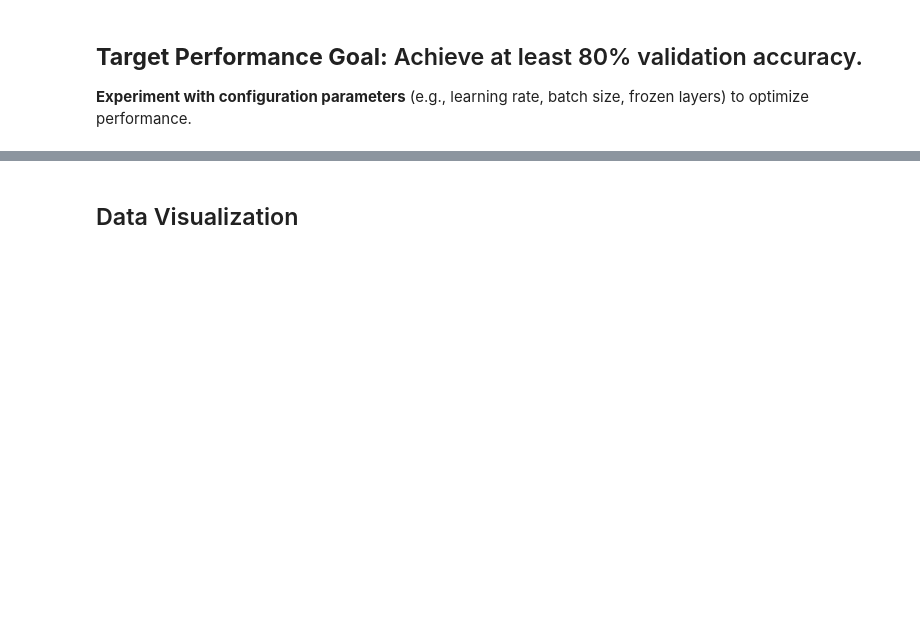
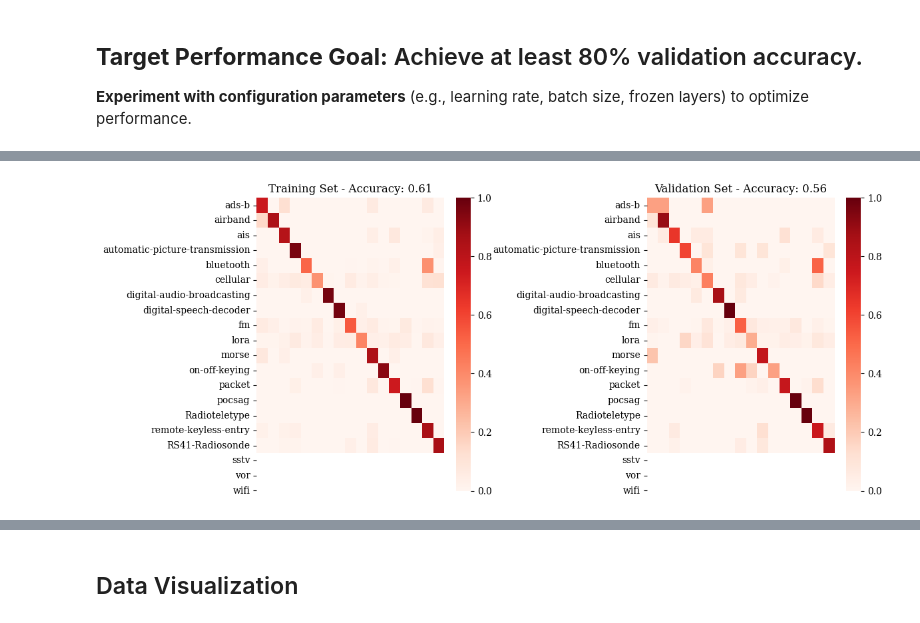
Before and after one commit to levisawatz/511_lab2, a Jupyter notebook: ENDG511_LAB_2_Notebook_LATEST_VERSION.ipynb, the cells around one changed output, grey strips where cells are left out. Cells and saved outputs as stored; diff of their text form; code cells hidden in the pictures; blank space fills up the shorter version.

```diff
--- a/ENDG511_LAB_2_Notebook_LATEST_VERSION.ipynb
+++ b/ENDG511_LAB_2_Notebook_LATEST_VERSION.ipynb
@@ -1640,3 +1763,32 @@ FileNotFoundError: [Errno 2] No such file or directory: 'Figures\\conf_mat_radio
+# %%
+# Normalize confusion matrices by row (i.e., per-class normalization)
+for i in range(len(conf_mat_val)):
+    conf_mat_train[i] /= np.sum(conf_mat_train[i])  # Normalize training confusion matrix
+    conf_mat_val[i] /= np.sum(conf_mat_val[i])  # Normalize val confusion matrix
+
+# -------------------------
+# 📌 Plot Confusion Matrices
+# -------------------------
+fig, axs = plt.subplots(1, 2, figsize=(12, 5))  # Create side-by-side subplots
+
+# Plot Training Confusion Matrix
+sns.heatmap(conf_mat_train, cmap='Reds', yticklabels=class_names, ax=axs[0])
+axs[0].set_title(f'Training Set - Accuracy: {accuracy_train:.2f}')
+axs[0].tick_params(axis='y', labelsize=10)
+axs[0].tick_params(axis='x', which='both', bottom=False, top=False, labelbottom=False)
+
+# Plot Test Confusion Matrix
+sns.heatmap(conf_mat_val, cmap='Reds', yticklabels=class_names, ax=axs[1])
+axs[1].set_title(f'Validation Set - Accuracy: {accuracy_val:.2f}')
+axs[1].tick_params(axis='y', labelsize=10)
+axs[1].tick_params(axis='x', which='both', bottom=False, top=False, labelbottom=False)
+
+# Adjust layout for better readability
+plt.tight_layout()
+plt.savefig(Path('conf_mat_radio.png'), dpi=400)  # Save figure
+plt.show()
+# %% [output]
+[figure, added]
 # %% [markdown]
 # ⚙️ **Fine-Tuning Task 3:** 5G CSI-Based Positioning Task
 
```
Also changed, not shown: parts of 22 cells of this notebook, 3 other files.
